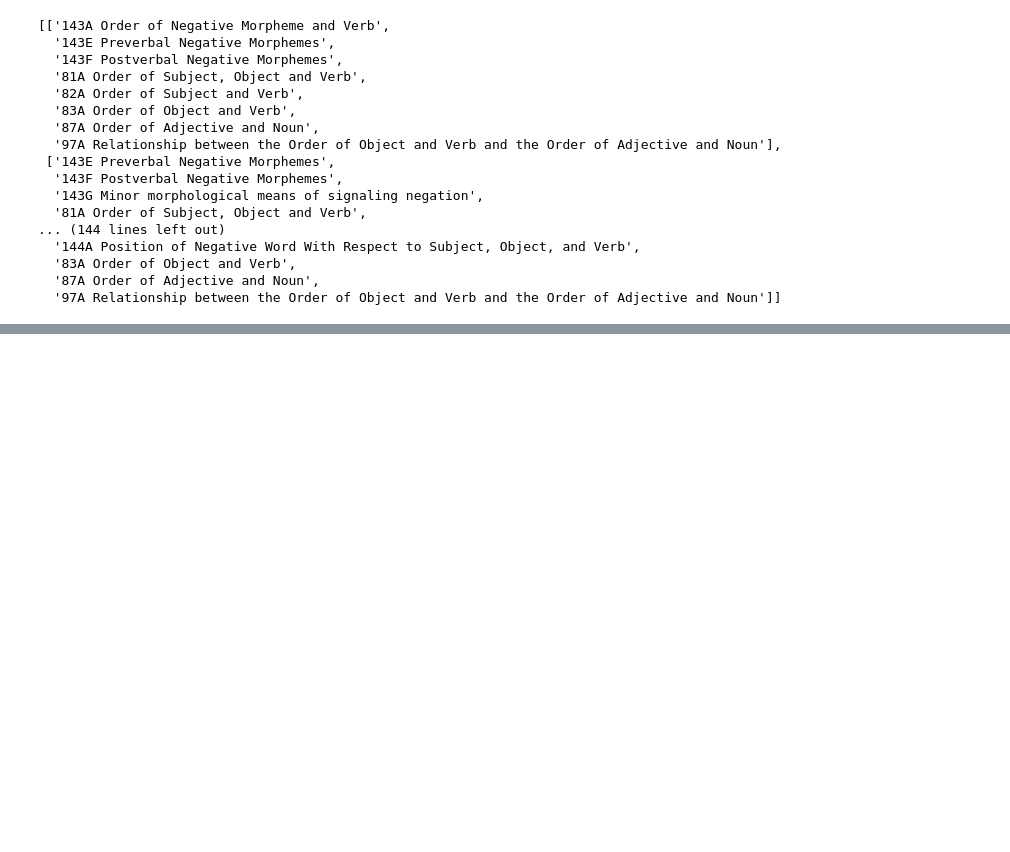
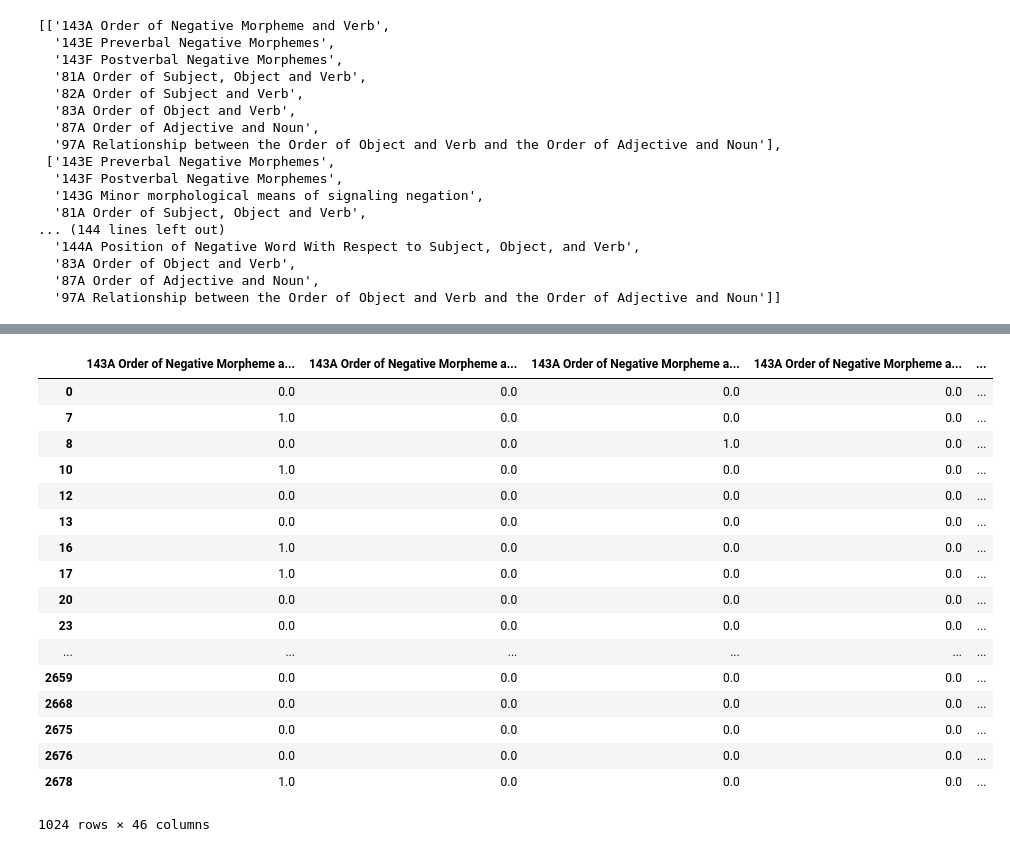
Before and after one commit to ilay32/wals-project, a Jupyter notebook: full-submatrices.ipynb, the cells around one changed output, grey strips where cells are left out. Cells and saved outputs as stored; diff of their text form; code cells hidden in the pictures; blank space fills up the shorter version.

```diff
--- a/full-submatrices.ipynb
+++ b/full-submatrices.ipynb
@@ -60,0 +53,5 @@ wals[thou[7][5]].describe()
+# %%
+target_columns = thou[7][5]
+
+test = wals[coverage[target_columns].sum(axis=1) == len(target_columns)][target_columns]
+test.describe()
@@ -60,0 +64,21 @@ wals[thou[7][5]].describe()
+# %%
+pd.get_dummies(test)
+# %% [output]
+|  | 143A Order of Negative Morpheme a... | 143A Order of Negative Morpheme a... | 143A Order of Negative Morpheme a... | 143A Order of Negative Morpheme a... | ... |
+| 0 | 0.0 | 0.0 | 0.0 | 0.0 | ... |
+| 7 | 1.0 | 0.0 | 0.0 | 0.0 | ... |
+| 8 | 0.0 | 0.0 | 1.0 | 0.0 | ... |
+| 10 | 1.0 | 0.0 | 0.0 | 0.0 | ... |
+| 12 | 0.0 | 0.0 | 0.0 | 0.0 | ... |
+| 13 | 0.0 | 0.0 | 0.0 | 0.0 | ... |
+| 16 | 1.0 | 0.0 | 0.0 | 0.0 | ... |
+| 17 | 1.0 | 0.0 | 0.0 | 0.0 | ... |
+| 20 | 0.0 | 0.0 | 0.0 | 0.0 | ... |
+| 23 | 0.0 | 0.0 | 0.0 | 0.0 | ... |
+| ... | ... | ... | ... | ... | ... |
+| 2659 | 0.0 | 0.0 | 0.0 | 0.0 | ... |
+| 2668 | 0.0 | 0.0 | 0.0 | 0.0 | ... |
+| 2675 | 0.0 | 0.0 | 0.0 | 0.0 | ... |
+| 2676 | 0.0 | 0.0 | 0.0 | 0.0 | ... |
+| 2678 | 1.0 | 0.0 | 0.0 | 0.0 | ... |
+1024 rows × 46 columns
```
Also changed, not shown: parts of 2 cells of this notebook, 2 other files.
